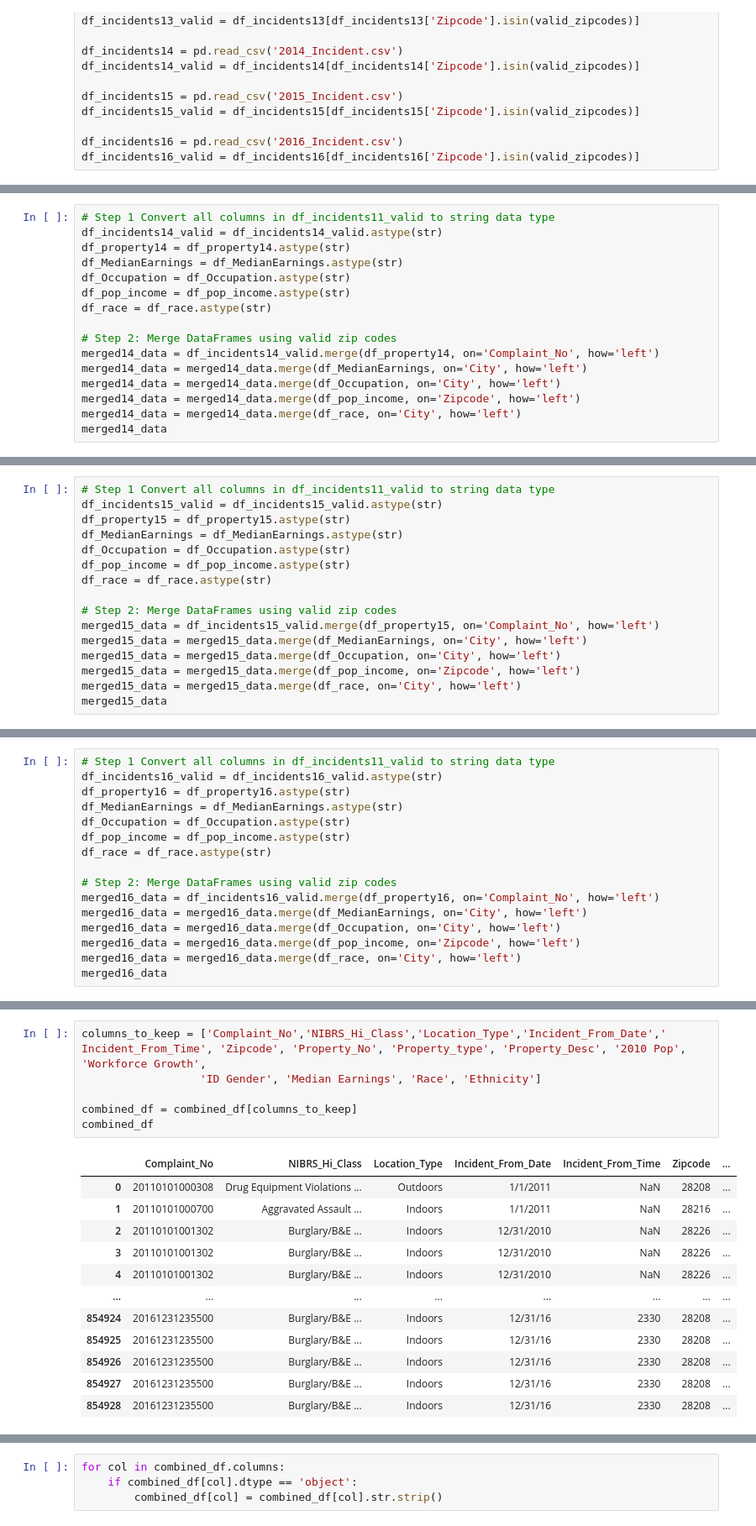
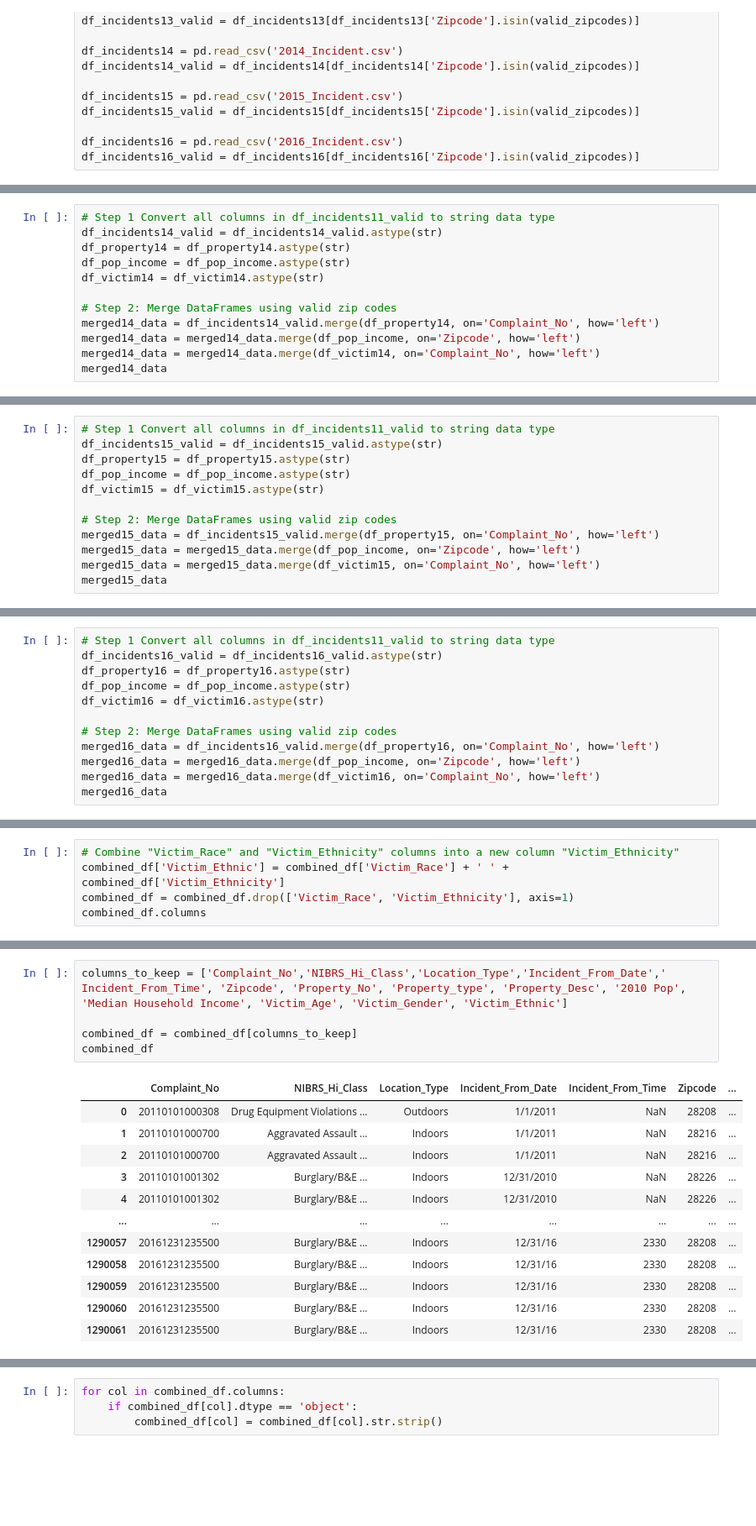
Before and after one commit to trevm03/Project3, a Jupyter notebook: studio3project_jrt.ipynb, the cells around one changed output, grey strips where cells are left out. Shown at 84% size. Cells and saved outputs as stored; diff of their text form; blank space fills up the shorter version.

```diff
--- a/studio3project_jrt.ipynb
+++ b/studio3project_jrt.ipynb
@@ -141,16 +127,12 @@ merged13_data
 # Step 1 Convert all columns in df_incidents11_valid to string data type
 df_incidents14_valid = df_incidents14_valid.astype(str)
 df_property14 = df_property14.astype(str)
-df_MedianEarnings = df_MedianEarnings.astype(str)
-df_Occupation = df_Occupation.astype(str)
 df_pop_income = df_pop_income.astype(str)
-df_race = df_race.astype(str)
+df_victim14 = df_victim14.astype(str)
 
 # Step 2: Merge DataFrames using valid zip codes
 merged14_data = df_incidents14_valid.merge(df_property14, on='Complaint_No', how='left')
-merged14_data = merged14_data.merge(df_MedianEarnings, on='City', how='left')
-merged14_data = merged14_data.merge(df_Occupation, on='City', how='left')
 merged14_data = merged14_data.merge(df_pop_income, on='Zipcode', how='left')
-merged14_data = merged14_data.merge(df_race, on='City', how='left')
+merged14_data = merged14_data.merge(df_victim14, on='Complaint_No', how='left')
 merged14_data
 # %% [output]
@@ -171,16 +153,12 @@ merged14_data
 # Step 1 Convert all columns in df_incidents11_valid to string data type
 df_incidents15_valid = df_incidents15_valid.astype(str)
 df_property15 = df_property15.astype(str)
-df_MedianEarnings = df_MedianEarnings.astype(str)
-df_Occupation = df_Occupation.astype(str)
 df_pop_income = df_pop_income.astype(str)
-df_race = df_race.astype(str)
+df_victim15 = df_victim15.astype(str)
 
 # Step 2: Merge DataFrames using valid zip codes
 merged15_data = df_incidents15_valid.merge(df_property15, on='Complaint_No', how='left')
-merged15_data = merged15_data.merge(df_MedianEarnings, on='City', how='left')
-merged15_data = merged15_data.merge(df_Occupation, on='City', how='left')
 merged15_data = merged15_data.merge(df_pop_income, on='Zipcode', how='left')
-merged15_data = merged15_data.merge(df_race, on='City', how='left')
+merged15_data = merged15_data.merge(df_victim15, on='Complaint_No', how='left')
 merged15_data
 # %% [output]
@@ -201,16 +179,12 @@ merged15_data
 # Step 1 Convert all columns in df_incidents11_valid to string data type
 df_incidents16_valid = df_incidents16_valid.astype(str)
 df_property16 = df_property16.astype(str)
-df_MedianEarnings = df_MedianEarnings.astype(str)
-df_Occupation = df_Occupation.astype(str)
 df_pop_income = df_pop_income.astype(str)
-df_race = df_race.astype(str)
+df_victim16 = df_victim16.astype(str)
 
 # Step 2: Merge DataFrames using valid zip codes
 merged16_data = df_incidents16_valid.merge(df_property16, on='Complaint_No', how='left')
-merged16_data = merged16_data.merge(df_MedianEarnings, on='City', how='left')
-merged16_data = merged16_data.merge(df_Occupation, on='City', how='left')
 merged16_data = merged16_data.merge(df_pop_income, on='Zipcode', how='left')
-merged16_data = merged16_data.merge(df_race, on='City', how='left')
+merged16_data = merged16_data.merge(df_victim16, on='Complaint_No', how='left')
 merged16_data
 # %% [output]
@@ -266 +234,6 @@ Index(['Complaint_No', 'Block_No', 'Direction', 'Street_Name', 'Street_Type',
       dtype='object')
+# %%
+# Combine "Victim_Race" and "Victim_Ethnicity" columns into a new column "Victim_Ethnicity"
+combined_df['Victim_Ethnic'] = combined_df['Victim_Race'] + ' ' + combined_df['Victim_Ethnicity']
+combined_df = combined_df.drop(['Victim_Race', 'Victim_Ethnicity'], axis=1)
+combined_df.columns
@@ -286,20 +265,19 @@ Index(['Complaint_No', 'Block_No', 'Direction', 'Street_Name', 'Street_Type',
       dtype='object')
 # %%
-columns_to_keep = ['Complaint_No','NIBRS_Hi_Class','Location_Type','Incident_From_Date',' Incident_From_Time', 'Zipcode', 'Property_No', 'Property_type', 'Property_Desc', '2010 Pop', 'Workforce Growth',
-                  'ID Gender', 'Median Earnings', 'Race', 'Ethnicity']
+columns_to_keep = ['Complaint_No','NIBRS_Hi_Class','Location_Type','Incident_From_Date',' Incident_From_Time', 'Zipcode', 'Property_No', 'Property_type', 'Property_Desc', '2010 Pop', 'Median Household Income', 'Victim_Age', 'Victim_Gender', 'Victim_Ethnic']
 
 combined_df = combined_df[columns_to_keep]
 combined_df
 # %% [output]
 |  | Complaint_No | NIBRS_Hi_Class | Location_Type | Incident_From_Date | Incident_From_Time | Zipcode | ... |
 | 0 | 20110101000308 | Drug Equipment Violations ... | Outdoors | 1/1/2011 | NaN | 28208 | ... |
 | 1 | 20110101000700 | Aggravated Assault ... | Indoors | 1/1/2011 | NaN | 28216 | ... |
-| 2 | 20110101001302 | Burglary/B&E ... | Indoors | 12/31/2010 | NaN | 28226 | ... |
+| 2 | 20110101000700 | Aggravated Assault ... | Indoors | 1/1/2011 | NaN | 28216 | ... |
 | 3 | 20110101001302 | Burglary/B&E ... | Indoors | 12/31/2010 | NaN | 28226 | ... |
 | 4 | 20110101001302 | Burglary/B&E ... | Indoors | 12/31/2010 | NaN | 28226 | ... |
 | ... | ... | ... | ... | ... | ... | ... | ... |
-| 854924 | 20161231235500 | Burglary/B&E ... | Indoors | 12/31/16 | 2330 | 28208 | ... |
-| 854925 | 20161231235500 | Burglary/B&E ... | Indoors | 12/31/16 | 2330 | 28208 | ... |
-| 854926 | 20161231235500 | Burglary/B&E ... | Indoors | 12/31/16 | 2330 | 28208 | ... |
-| 854927 | 20161231235500 | Burglary/B&E ... | Indoors | 12/31/16 | 2330 | 28208 | ... |
-| 854928 | 20161231235500 | Burglary/B&E ... | Indoors | 12/31/16 | 2330 | 28208 | ... |
+| 1290057 | 20161231235500 | Burglary/B&E ... | Indoors | 12/31/16 | 2330 | 28208 | ... |
+| 1290058 | 20161231235500 | Burglary/B&E ... | Indoors | 12/31/16 | 2330 | 28208 | ... |
+| 1290059 | 20161231235500 | Burglary/B&E ... | Indoors | 12/31/16 | 2330 | 28208 | ... |
+| 1290060 | 20161231235500 | Burglary/B&E ... | Indoors | 12/31/16 | 2330 | 28208 | ... |
+| 1290061 | 20161231235500 | Burglary/B&E ... | Indoors | 12/31/16 | 2330 | 28208 | ... |
```
Also changed, not shown: parts of 20 cells of this notebook.
